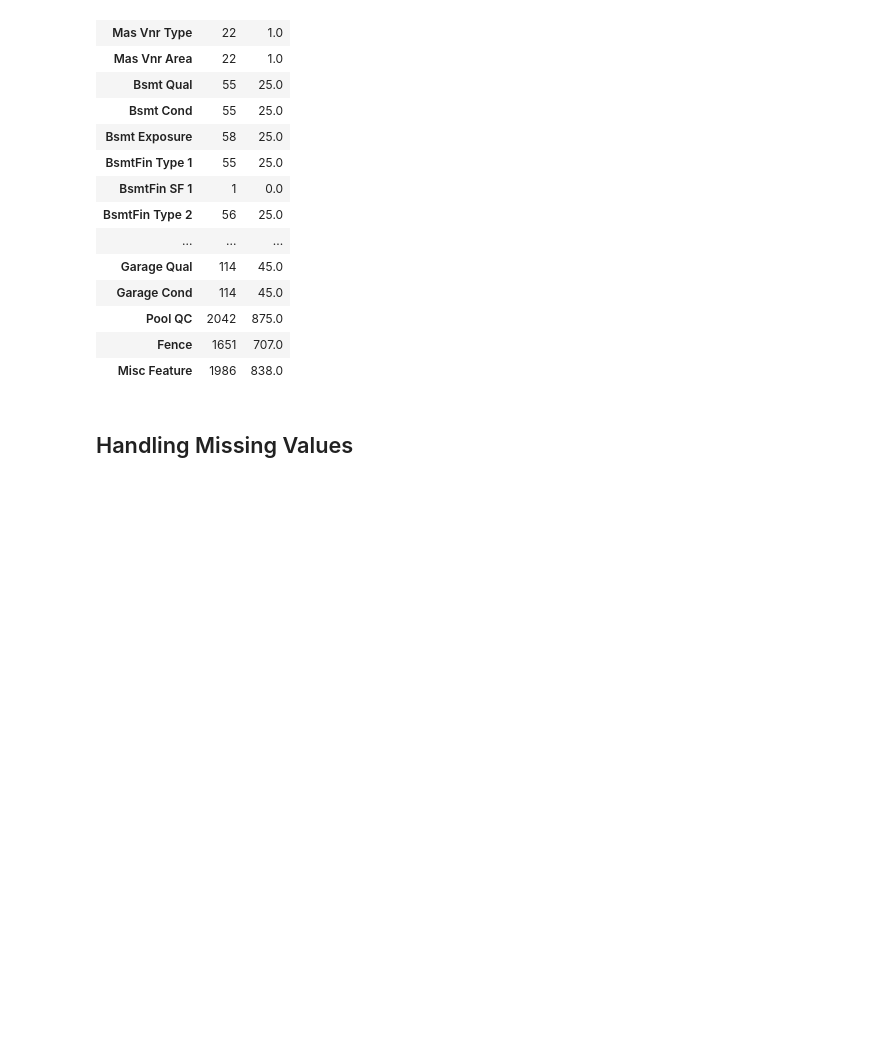
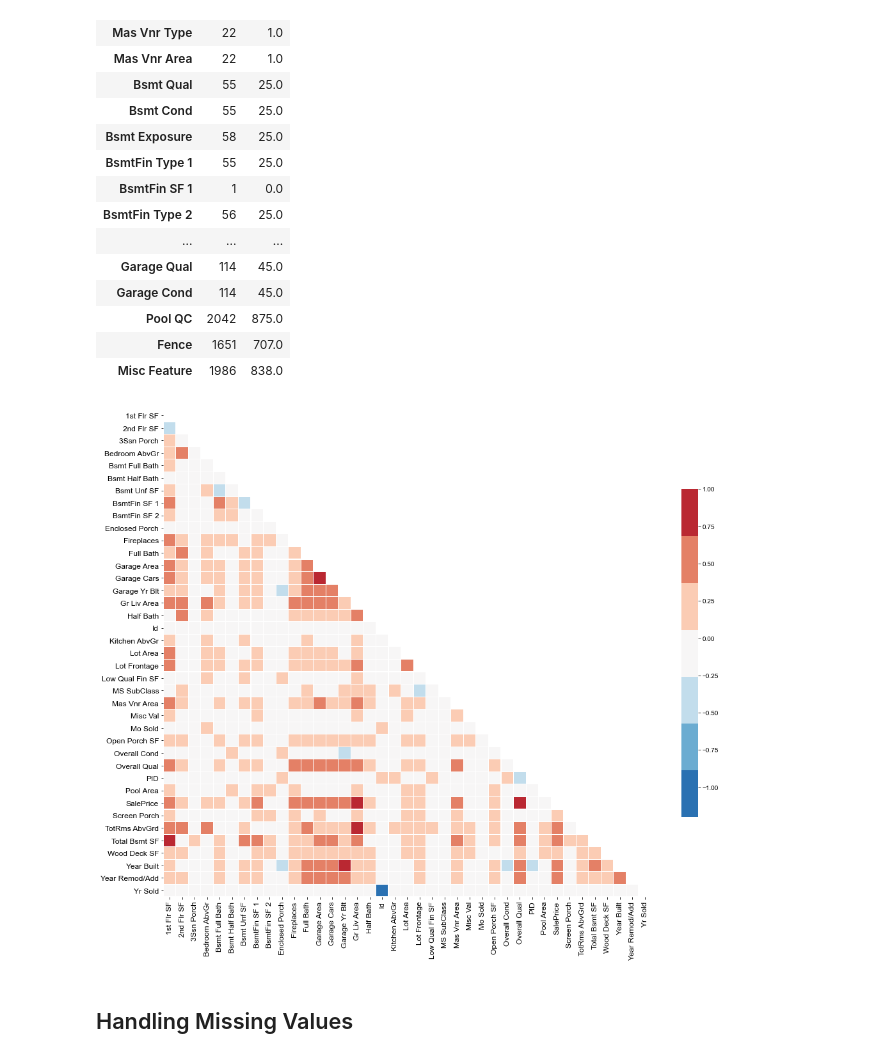
Before and after one commit to nan26/General_Assembly_Projects, a Jupyter notebook: Project2/1_Ames House Data Cleaning_1.ipynb, the cells around one changed output. Cells and saved outputs as stored; diff of their text form; code cells hidden in the pictures; blank space fills up the shorter version.

```diff
--- a/Project2/1_Ames House Data Cleaning_1.ipynb
+++ b/Project2/1_Ames House Data Cleaning_1.ipynb
@@ -194,6 +200,29 @@ missing_values
 | Pool QC | 2042 | 875.0 |
 | Fence | 1651 | 707.0 |
 | Misc Feature | 1986 | 838.0 |
+# %%
+#Order columns
+train_copy = train_df[train_df.columns.sort_values()]
+
+#Plot heatmap
+mask = np.zeros_like(train_copy.corr(), dtype=np.bool)
+mask[np.triu_indices_from(mask)]= True
+
+f, ax = plt.subplots(figsize=(15, 15))
+sns.heatmap(train_copy.corr(),
+            mask = mask,
+            square=True,
+            vmin = -1.2,
+            vmax = 1,
+            linewidth=0.1,
+            cbar_kws = {'shrink':0.5},
+            cmap=sns.color_palette("RdBu_r", 7))
+ax.tick_params(labelsize=12)
+plt.tight_layout()
+sns.set(style='white', context='talk')
+plt.savefig('multicollinearity.png', transparent=True)
+# %% [output]
+[figure, added]
 # %% [markdown]
 ## Handling Missing Values
 # %%
```
Also changed, not shown: parts of 85 cells of this notebook, 11 other files.
